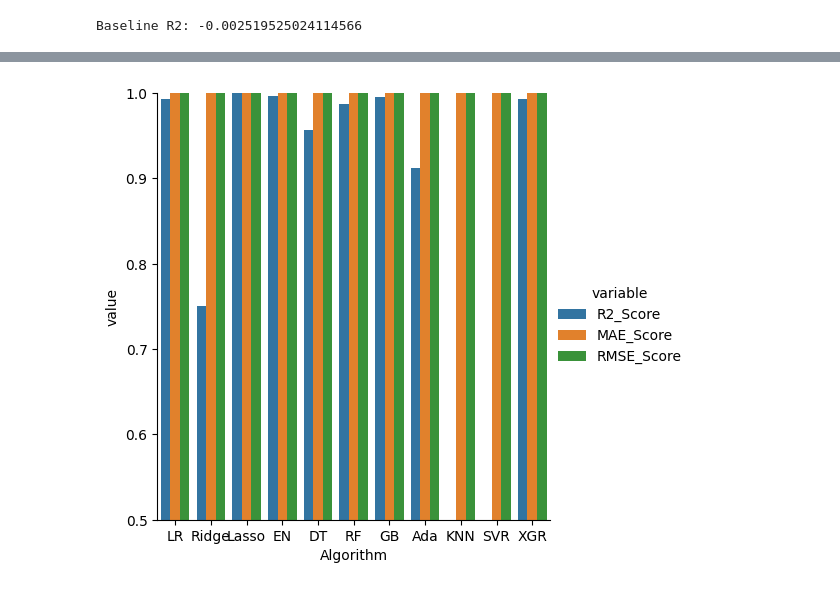
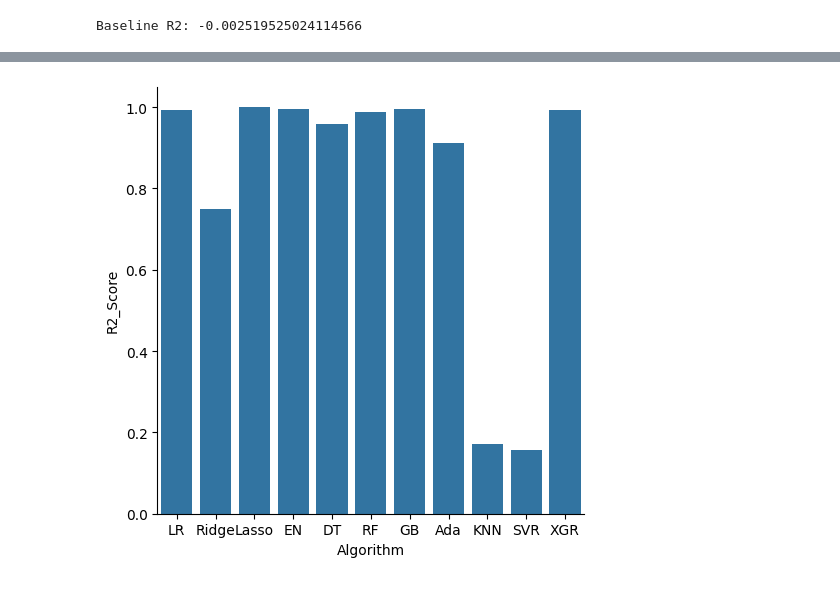
Before and after one commit to abishekparajuli-np/MLProjects, a Jupyter notebook: Car Price Prediction/car_price_prediction.ipynb, the cells around one changed output, grey strips where cells are left out. Cells and saved outputs as stored; diff of their text form; code cells hidden in the pictures.

```diff
--- a/Car Price Prediction/car_price_prediction.ipynb
+++ b/Car Price Prediction/car_price_prediction.ipynb
@@ -411,9 +411,8 @@ new_performance_df
 | 31 | SVR | RMSE_Score | 2907.283720 |
 | 32 | XGR | RMSE_Score | 276.232949 |
 # %%
-sns.catplot(x='Algorithm',hue='variable',y='value',data=new_performance_df,kind='bar',height=5)
-plt.ylim(0.5,1)
+sns.catplot(x='Algorithm',y='R2_Score',data=performance_df,kind='bar')
 plt.Figure(figsize=(12,8))
 plt.show()
 # %% [output]
-[figure, old version]
+[figure, new version]
```
Also changed, not shown: parts of 11 cells of this notebook, 1 other file.
